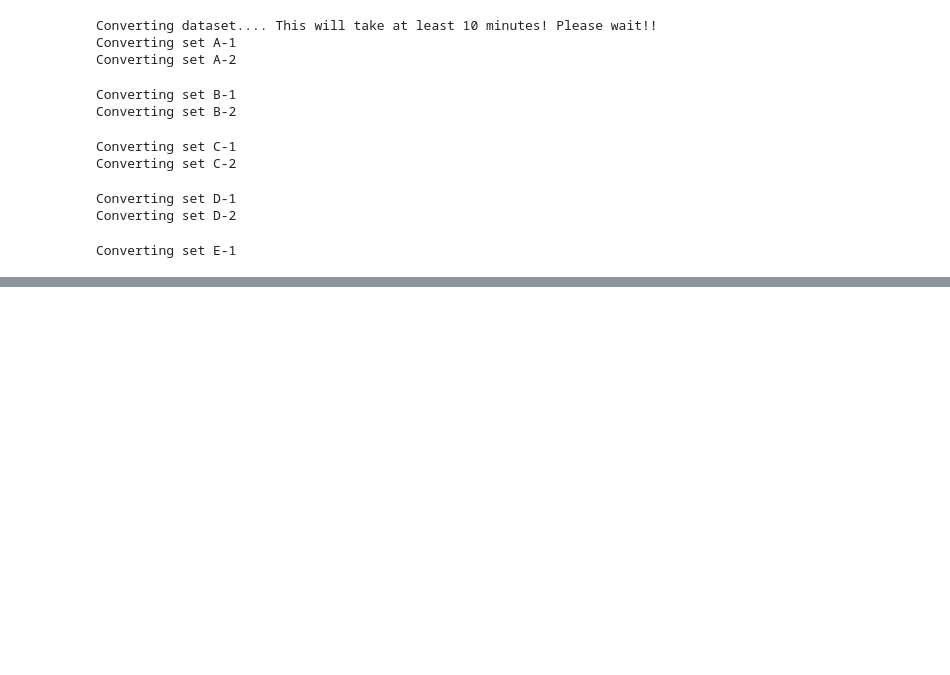
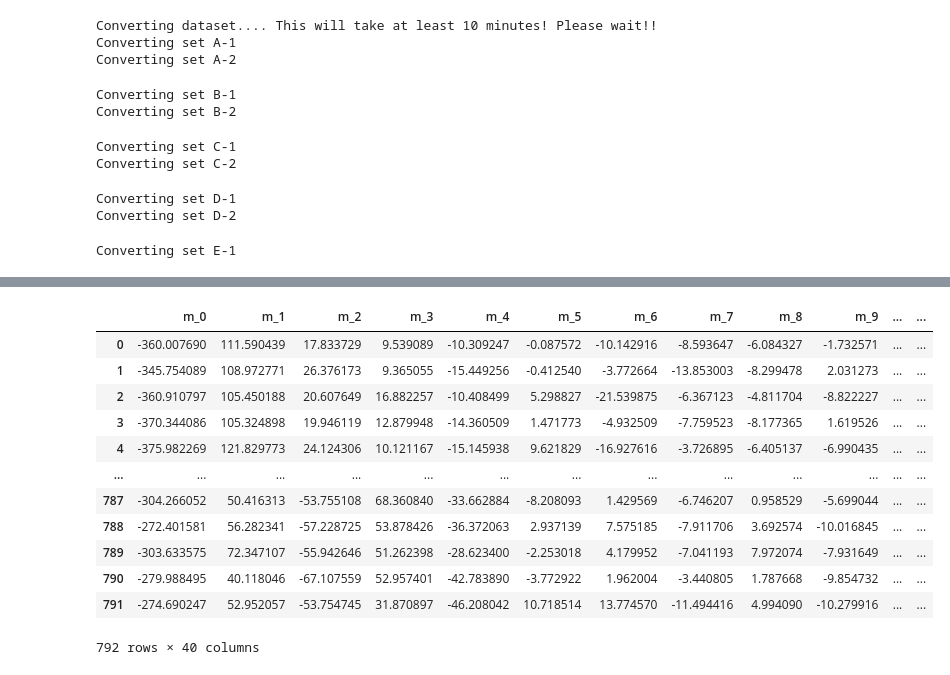
Before and after one commit to k173-x/accent-vgg, a Jupyter notebook: Accent_DL.ipynb, the cells around one changed output, grey strips where cells are left out. Drawn from its saved outputs; the diff is of its cells as text; code cells hidden in the pictures; blank space fills up the shorter version.

```diff
--- a/Accent_DL.ipynb
+++ b/Accent_DL.ipynb
@@ -401,6 +412,7 @@ Converting set C-2
 # %%
 time.sleep(1)
 lang_wavs = []
+Odiya_lang_wav = []
 print("Converting set D-1")
 i = 1
 for (_,_,filenames) in walk('data/odiya/speaker_01'):
@@ -409,6 +421,7 @@ for (_,_,filenames) in walk('data/odiya/speaker_01'):
 for wavs in lang_wavs:
     if(i!=files_size):
       # read audio samples
+      Odiya_lang_wav.append("./data/odiya/speaker_01/" + wavs)
       input_data = read("./data/odiya/speaker_01/" + wavs)
       audio = input_data[1]
       # plot the first 1024 samples
@@ -434,6 +447,7 @@ for (_,_,filenames) in walk('data/odiya/speaker_02'):
 for wavs in lang_wavs:
     if(i!=files_size):
       # read audio samples
+      Odiya_lang_wav.append("./data/odiya/speaker_02/" + wavs)
       input_data = read("./data/odiya/speaker_02/" + wavs)
       audio = input_data[1]
       # plot the first 1024 samples
@@ -454,6 +468,7 @@ Converting set D-2
 # %%
 time.sleep(1)
 lang_wavs = []
+Tamil_lang_wav = []
 print("Converting set E-1")
 i = 1
 for (_,_,filenames) in walk('data/Tamil/TamilAudio'):
@@ -462,6 +477,7 @@ for (_,_,filenames) in walk('data/Tamil/TamilAudio'):
 for wavs in lang_wavs:
     if(i!=files_size):
       # read audio samples
+      Tamil_lang_wav.append("./data/Tamil/TamilAudio/" + wavs)
       input_data = read("./data/Tamil/TamilAudio/" + wavs)
       audio = input_data[1]
       # plot the first 1024 samples
@@ -560,0 +741,3 @@ print (accuracy_score(y_test, predicted))
+# %%
+dataCoeff = pd.DataFrame(X1)
+dataCoeff.head()
@@ -560,0 +787,16 @@ print (accuracy_score(y_test, predicted))
+# %%
+dataCoeff
+# %% [output]
+|  | m_0 | m_1 | m_2 | m_3 | m_4 | m_5 | m_6 | m_7 | m_8 | m_9 | ... | ... |
+| 0 | -360.007690 | 111.590439 | 17.833729 | 9.539089 | -10.309247 | -0.087572 | -10.142916 | -8.593647 | -6.084327 | -1.732571 | ... | ... |
+| 1 | -345.754089 | 108.972771 | 26.376173 | 9.365055 | -15.449256 | -0.412540 | -3.772664 | -13.853003 | -8.299478 | 2.031273 | ... | ... |
+| 2 | -360.910797 | 105.450188 | 20.607649 | 16.882257 | -10.408499 | 5.298827 | -21.539875 | -6.367123 | -4.811704 | -8.822227 | ... | ... |
+| 3 | -370.344086 | 105.324898 | 19.946119 | 12.879948 | -14.360509 | 1.471773 | -4.932509 | -7.759523 | -8.177365 | 1.619526 | ... | ... |
+| 4 | -375.982269 | 121.829773 | 24.124306 | 10.121167 | -15.145938 | 9.621829 | -16.927616 | -3.726895 | -6.405137 | -6.990435 | ... | ... |
+| ... | ... | ... | ... | ... | ... | ... | ... | ... | ... | ... | ... | ... |
+| 787 | -304.266052 | 50.416313 | -53.755108 | 68.360840 | -33.662884 | -8.208093 | 1.429569 | -6.746207 | 0.958529 | -5.699044 | ... | ... |
+| 788 | -272.401581 | 56.282341 | -57.228725 | 53.878426 | -36.372063 | 2.937139 | 7.575185 | -7.911706 | 3.692574 | -10.016845 | ... | ... |
+| 789 | -303.633575 | 72.347107 | -55.942646 | 51.262398 | -28.623400 | -2.253018 | 4.179952 | -7.041193 | 7.972074 | -7.931649 | ... | ... |
+| 790 | -279.988495 | 40.118046 | -67.107559 | 52.957401 | -42.783890 | -3.772922 | 1.962004 | -3.440805 | 1.787668 | -9.854732 | ... | ... |
+| 791 | -274.690247 | 52.952057 | -53.754745 | 31.870897 | -46.208042 | 10.718514 | 13.774570 | -11.494416 | 4.994090 | -10.279916 | ... | ... |
+792 rows × 40 columns
```
Also changed, not shown: parts of 31 cells of this notebook.
